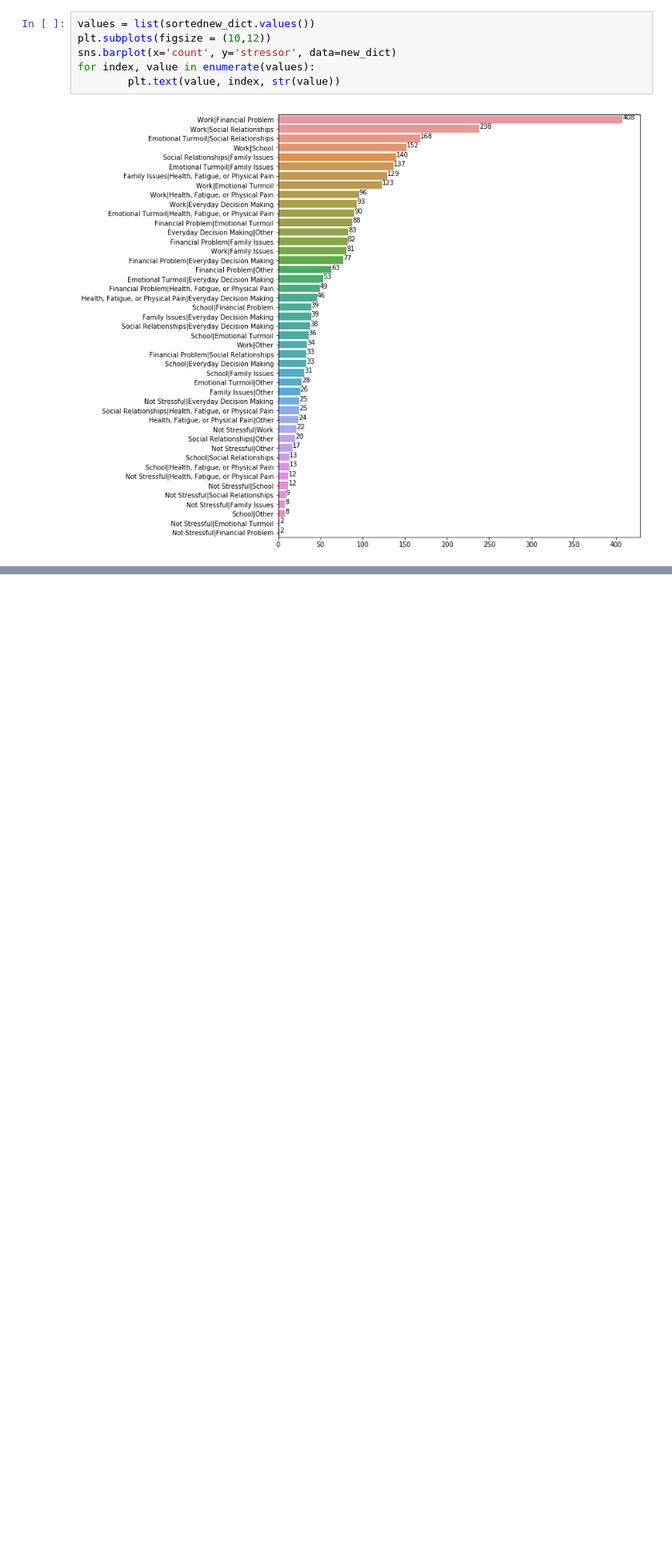
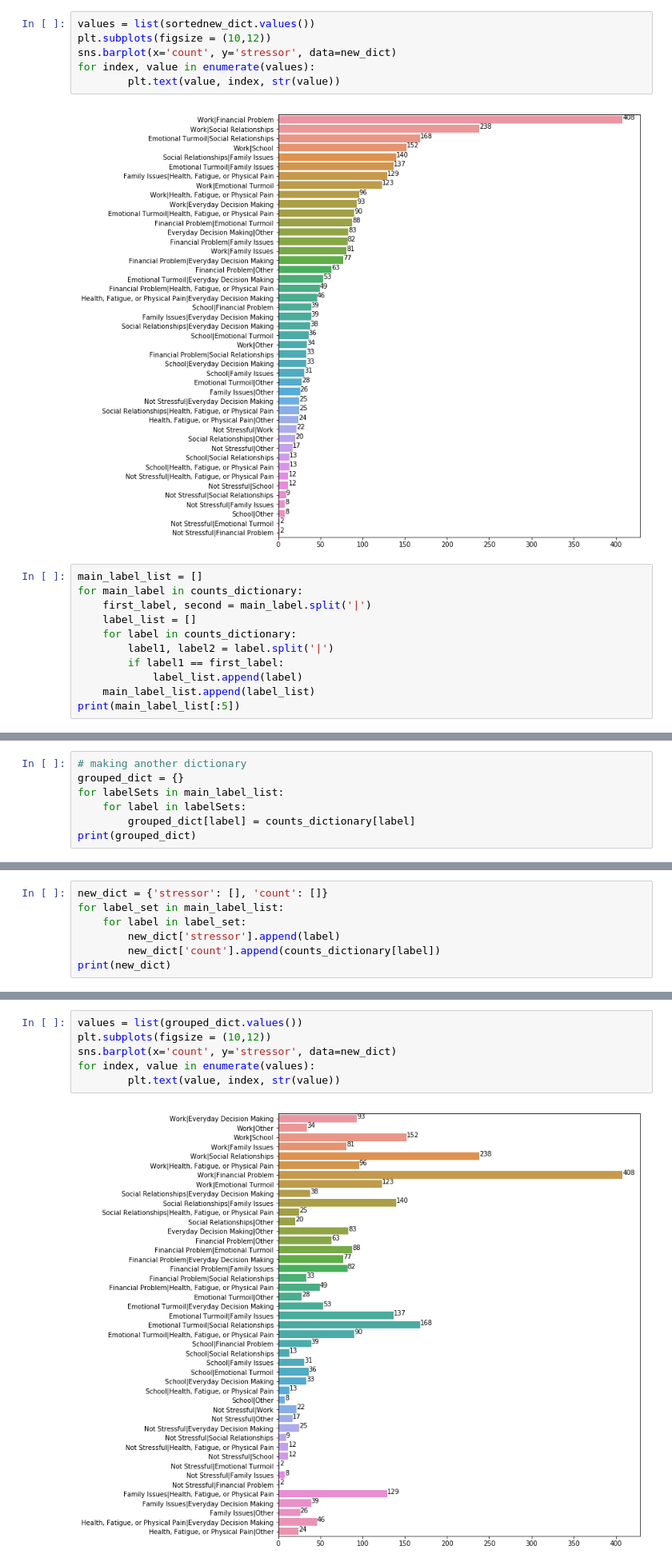
Before and after one commit to PervasiveWellbeingTech/Popbots-mTurk-HITS, a Jupyter notebook: mturk-automation/pair_analysis.ipynb, the cells around one changed output, grey strips where cells are left out. Shown at 80% size. Cells and saved outputs as stored; diff of their text form; blank space fills up the shorter version.

Commit message:
sloppy first try at sorted grouping

```diff
--- a/mturk-automation/pair_analysis.ipynb
+++ b/mturk-automation/pair_analysis.ipynb
@@ -84,3 +106,14 @@ for index, value in enumerate(values):
         plt.text(value, index, str(value))
 # %% [output]
 [figure]
+# %%
+main_label_list = []
+for main_label in counts_dictionary:
+    first_label, second = main_label.split('|')
+    label_list = []
+    for label in counts_dictionary:
+        label1, label2 = label.split('|')
+        if label1 == first_label:
+            label_list.append(label)
+    main_label_list.append(label_list)
+print(main_label_list[:5])
@@ -86,0 +122,7 @@ for index, value in enumerate(values):
+# %%
+# making another dictionary
+grouped_dict = {}
+for labelSets in main_label_list:
+    for label in labelSets:
+        grouped_dict[label] = counts_dictionary[label]
+print(grouped_dict)
@@ -86,0 +131,7 @@ for index, value in enumerate(values):
+# %%
+new_dict = {'stressor': [], 'count': []}
+for label_set in main_label_list:
+    for label in label_set:
+        new_dict['stressor'].append(label)
+        new_dict['count'].append(counts_dictionary[label])
+print(new_dict)
@@ -86,0 +140,8 @@ for index, value in enumerate(values):
+# %%
+values = list(grouped_dict.values())
+plt.subplots(figsize = (10,12))
+sns.barplot(x='count', y='stressor', data=new_dict)
+for index, value in enumerate(values):
+        plt.text(value, index, str(value))
+# %% [output]
+[figure, added]
```
Also changed, not shown: parts of 9 cells of this notebook.
